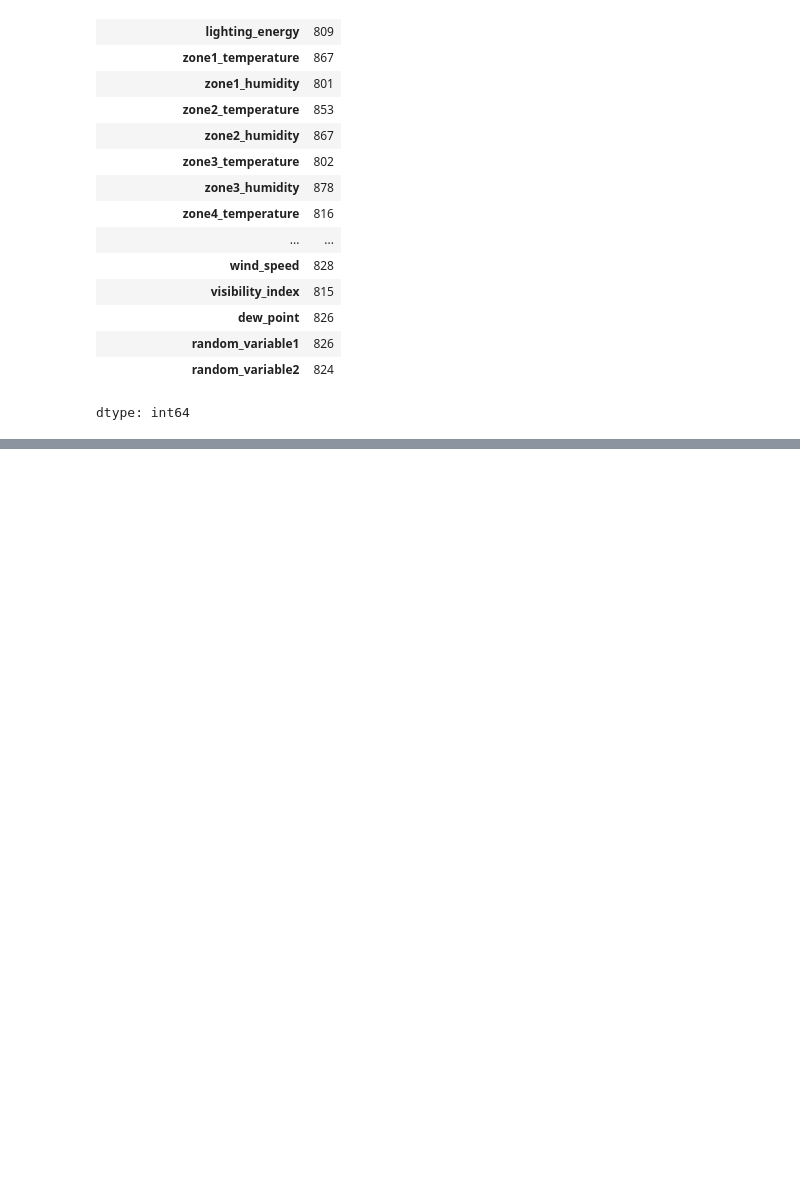
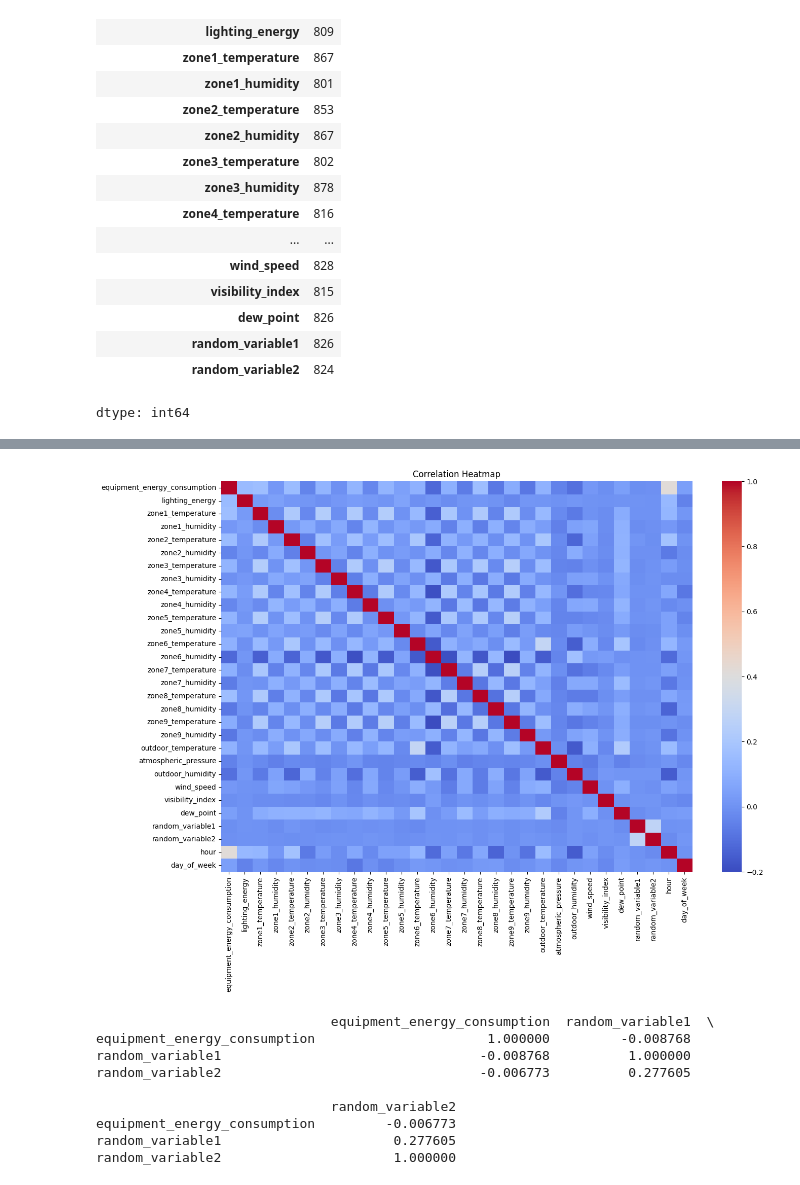
Before and after one commit to Abhay182005dat/DS-Intern-Assignment, a Jupyter notebook: Assesment.ipynb, the cells around one changed output, grey strips where cells are left out. Drawn from its saved outputs; the diff is of its cells as text; code cells hidden in the pictures; blank space fills up the shorter version.

```diff
--- a/Assesment.ipynb
+++ b/Assesment.ipynb
@@ -99,0 +164,20 @@ TypeError: '<=' not supported between instances of 'str' and 'float'
+# %%
+# Correlation heatmap
+plt.figure(figsize=(15, 10))
+sns.heatmap(newdata.corr(), annot=False, cmap='coolwarm')
+plt.title("Correlation Heatmap")
+plt.show()
+
+# If random_variable1 and random_variable2 have meaningful correlation with target, keep them.
+print(newdata[['equipment_energy_consumption', 'random_variable1', 'random_variable2']].corr())
+# %% [output]
+[figure, added]
+                              equipment_energy_consumption  random_variable1  \
+equipment_energy_consumption                      1.000000         -0.008768
+random_variable1                                 -0.008768          1.000000
+random_variable2                                 -0.006773          0.277605
+
+                              random_variable2
+equipment_energy_consumption         -0.006773
+random_variable1                      0.277605
+random_variable2                      1.000000
```
Also changed, not shown: parts of 19 cells of this notebook.
